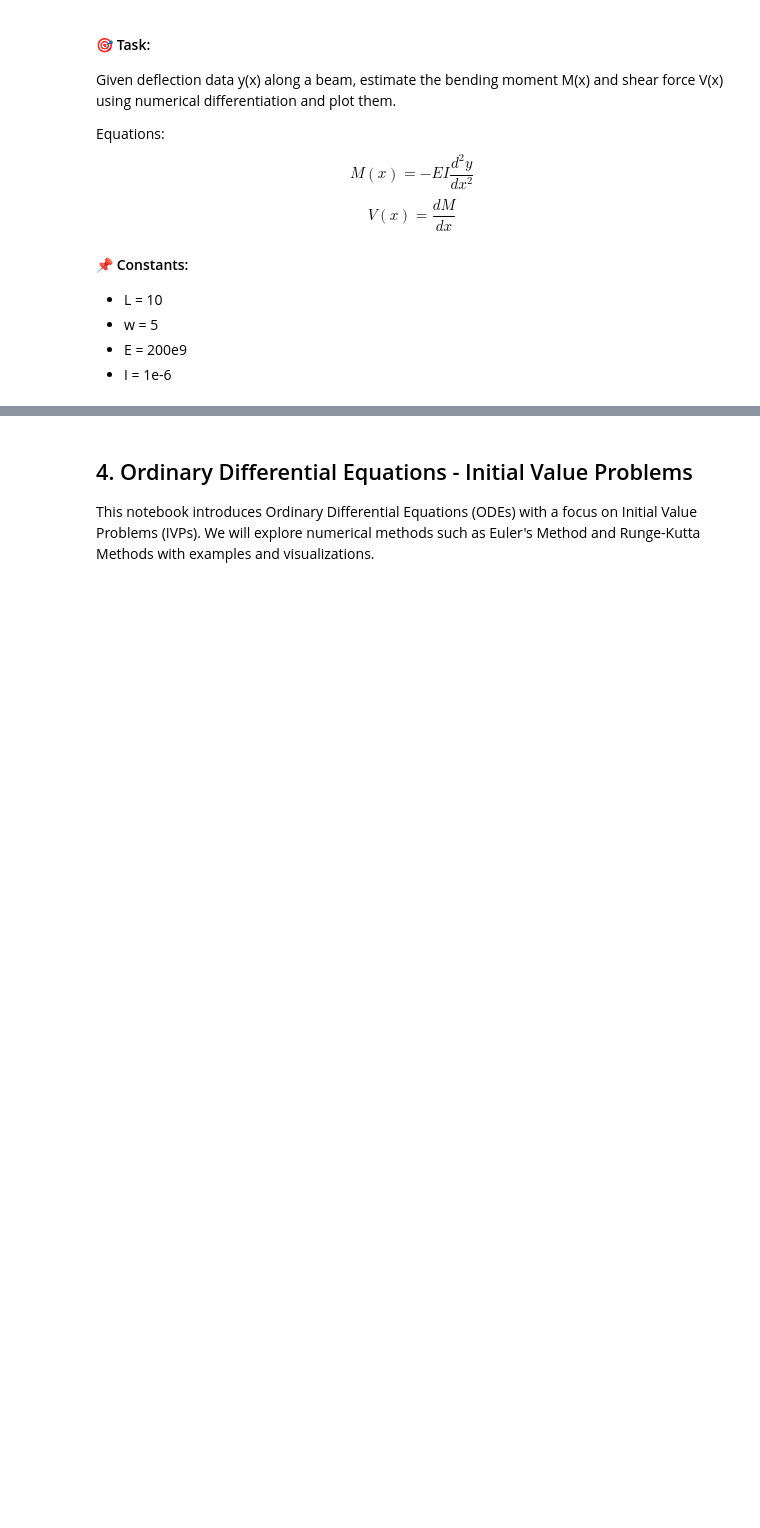
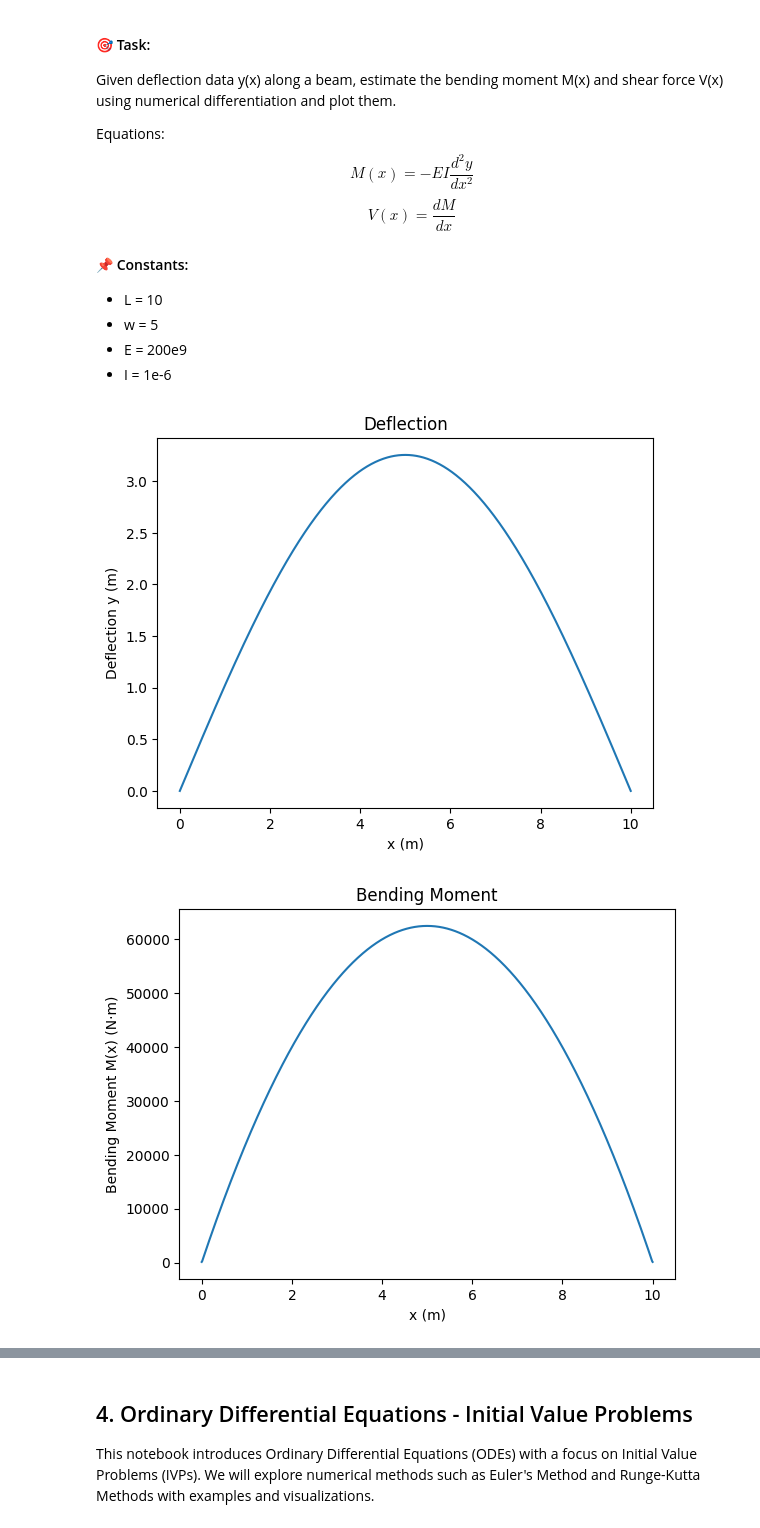
Before and after one commit to chrsshkm/Engineering-Methods-Lecture-Exercises, a Jupyter notebook: Lecture 10_Interpolation_Differentiation.ipynb, the cells around one changed output, grey strips where cells are left out. Cells and saved outputs as stored; diff of their text form; code cells hidden in the pictures; blank space fills up the shorter version.

```diff
--- a/Lecture 10_Interpolation_Differentiation.ipynb
+++ b/Lecture 10_Interpolation_Differentiation.ipynb
@@ -114,11 +118,48 @@ $$ V(x) = \frac{dM}{dx} $$
 # %%
 import numpy as np
 import matplotlib.pyplot as plt
 
 # Constants
 w = 5      # kN/m
 L = 10     # m
 E = 200e9  # Young's modulus in Pa
 I = 1e-6   # Moment of inertia in m^4
 
 # Your code here
+w_N = w * 1e3
+
+n_points = 1000
+x = np.linspace(0, L, n_points)
+y = (w_N * x / (24 * E * I)) * (L**3 - 2 * L * x**2 + x**3)
+dy_dx = np.gradient(y, x)
+d2y_dx2 = np.gradient(dy_dx, x)
+
+
+M = -E * I * d2y_dx2
+V = np.gradient(M, x)
+
+
+plt.figure()
+plt.plot(x, y)
+plt.xlabel('x (m)')
+plt.ylabel('Deflection y (m)')
+plt.title('Deflection')
+
+
+plt.figure()
+plt.plot(x, M)
+plt.xlabel('x (m)')
+plt.ylabel('Bending Moment M(x) (N·m)')
+plt.title('Bending Moment')
+
+
+plt.figure()
+plt.plot(x, V)
+plt.xlabel('x (m)')
+plt.ylabel('Shear Force V(x) (N)')
+plt.title('Shear Force')
+
+plt.show()
+# %% [output]
+[figure, added]
+[figure, added]
```
Also changed, not shown: parts of 4 cells of this notebook.
